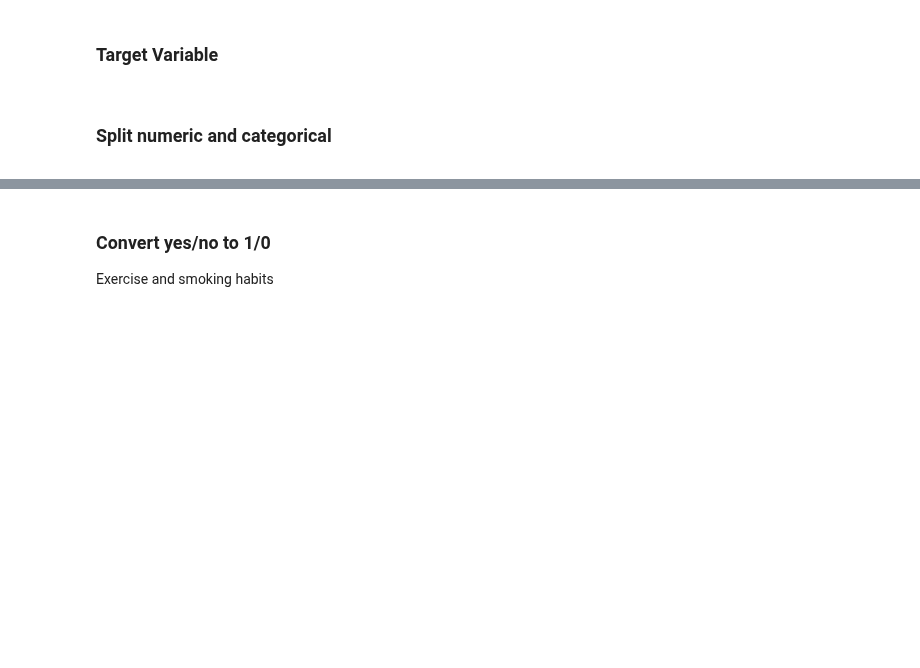
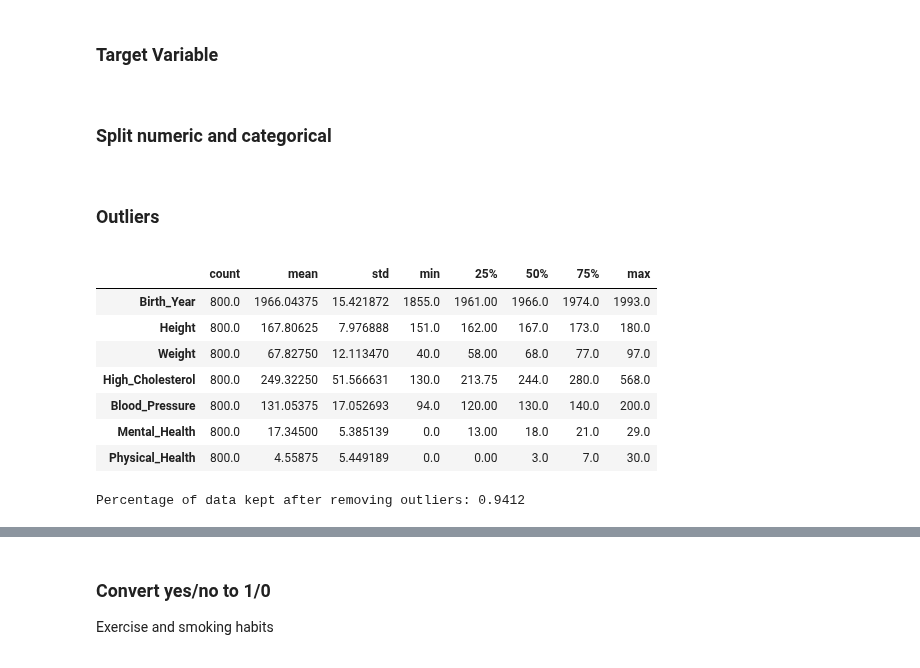
Before and after one commit to henrymmarques/MLProject, a Jupyter notebook: Group03 - ML Project.ipynb, the cells around one changed output, grey strips where cells are left out. Drawn from its saved outputs; the diff is of its cells as text; code cells hidden in the pictures; blank space fills up the shorter version.

Commit message:
outliers

```diff
--- a/Group03 - ML Project.ipynb
+++ b/Group03 - ML Project.ipynb
@@ -174,3 +174,40 @@ train_target = train_df['Disease'].copy()
 ##VER SE AS VARIAVEIS COM 0 E 1 SAO NUMERICAS OU CATEGORICAS
 train_data_num = train_data.select_dtypes(include=np.number).set_index(train_data.index).copy()
 train_data_cat = train_data.select_dtypes(exclude=np.number).set_index(train_data.index).copy()
+# %% [markdown]
+<a class="anchor" id="4th-bullet">
+
+
+###  Outliers
+
+</a>
+# %%
+train_data_num.describe().T
+# %% [output]
+|  | count | mean | std | min | 25% | 50% | 75% | max |
+| Birth_Year | 800.0 | 1966.04375 | 15.421872 | 1855.0 | 1961.00 | 1966.0 | 1974.0 | 1993.0 |
+| Height | 800.0 | 167.80625 | 7.976888 | 151.0 | 162.00 | 167.0 | 173.0 | 180.0 |
+| Weight | 800.0 | 67.82750 | 12.113470 | 40.0 | 58.00 | 68.0 | 77.0 | 97.0 |
+| High_Cholesterol | 800.0 | 249.32250 | 51.566631 | 130.0 | 213.75 | 244.0 | 280.0 | 568.0 |
+| Blood_Pressure | 800.0 | 131.05375 | 17.052693 | 94.0 | 120.00 | 130.0 | 140.0 | 200.0 |
+| Mental_Health | 800.0 | 17.34500 | 5.385139 | 0.0 | 13.00 | 18.0 | 21.0 | 29.0 |
+| Physical_Health | 800.0 | 4.55875 | 5.449189 | 0.0 | 0.00 | 3.0 | 7.0 | 30.0 |
+# %%
+filters1 = (
+    (train_data_num['Birth_Year']>=1940)
+    &
+    (train_data_num['Weight']>=45)
+    &
+    (train_data_num['High_Cholesterol']<=350)
+    &
+    (train_data_num['Blood_Pressure']>=96)
+    &
+    (train_data_num['Blood_Pressure']<=180)
+    &
+    (train_data_num['Physical_Health']<=20)
+)
+
+df_1 = train_data_num[filters1]
+print('Percentage of data kept after removing outliers:', np.round(df_1.shape[0] / train_data_num.shape[0], 4))
+# %% [output]
+Percentage of data kept after removing outliers: 0.9412
```
Also changed, not shown: parts of 11 cells of this notebook.
